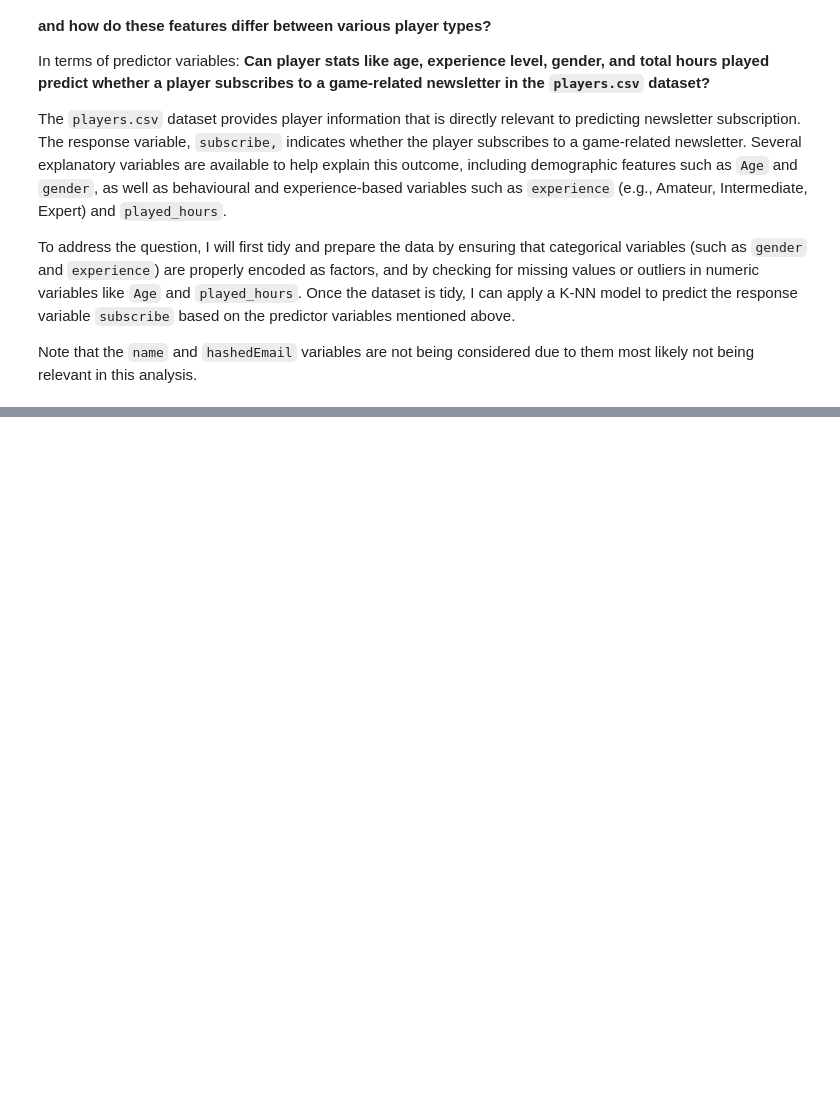
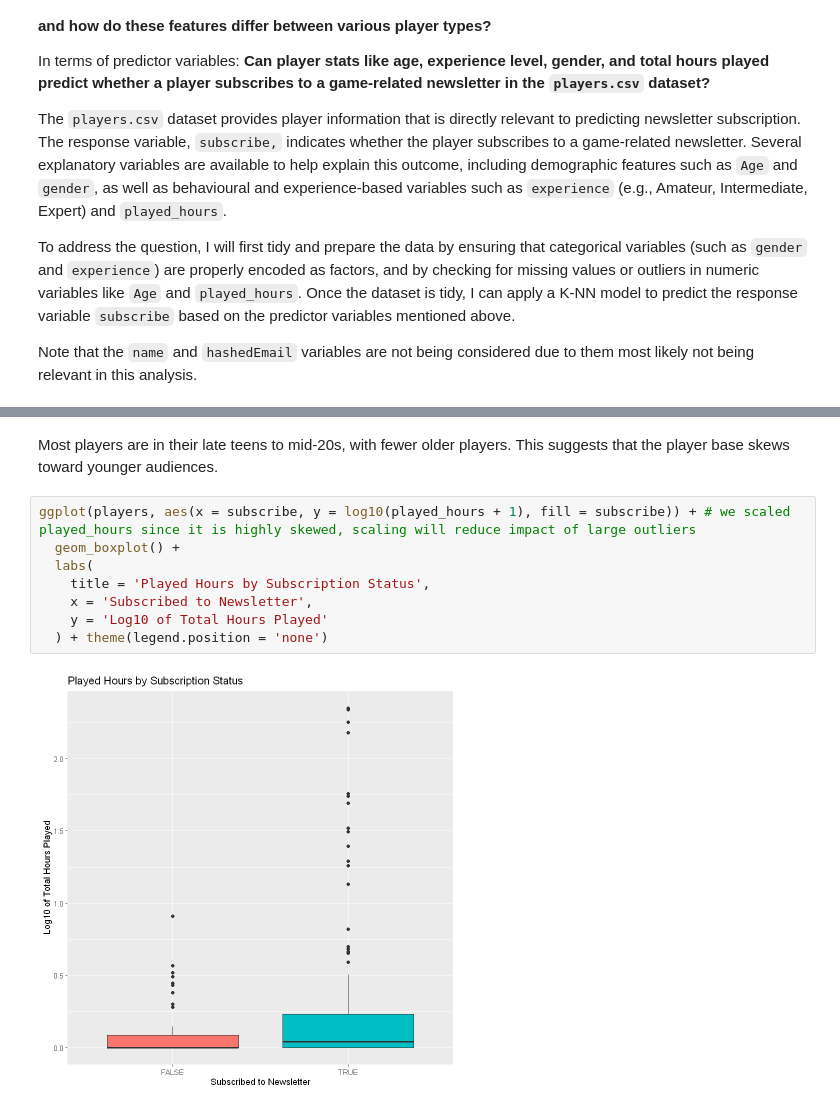
Before and after one commit to hanson777/dsci-100-individual-planning-stage, a Jupyter notebook: main.ipynb, the cells around one changed output, grey strips where cells are left out. Cells and saved outputs as stored; diff of their text form; blank space fills up the shorter version.

```diff
--- a/main.ipynb
+++ b/main.ipynb
@@ -191,0 +215,12 @@
+# %% [markdown]
+Most players are in their late teens to mid-20s, with fewer older players. This suggests that the player base skews toward younger audiences.
+# %%
+ggplot(players, aes(x = subscribe, y = log10(played_hours + 1), fill = subscribe)) + # we scaled played_hours since it is highly skewed, scaling will reduce impact of large outliers
+  geom_boxplot() +
+  labs(
+    title = 'Played Hours by Subscription Status',
+    x = 'Subscribed to Newsletter',
+    y = 'Log10 of Total Hours Played'
+  ) + theme(legend.position = 'none')
+# %% [output]
+[figure, added]
```
Also changed, not shown: parts of 9 cells of this notebook.
